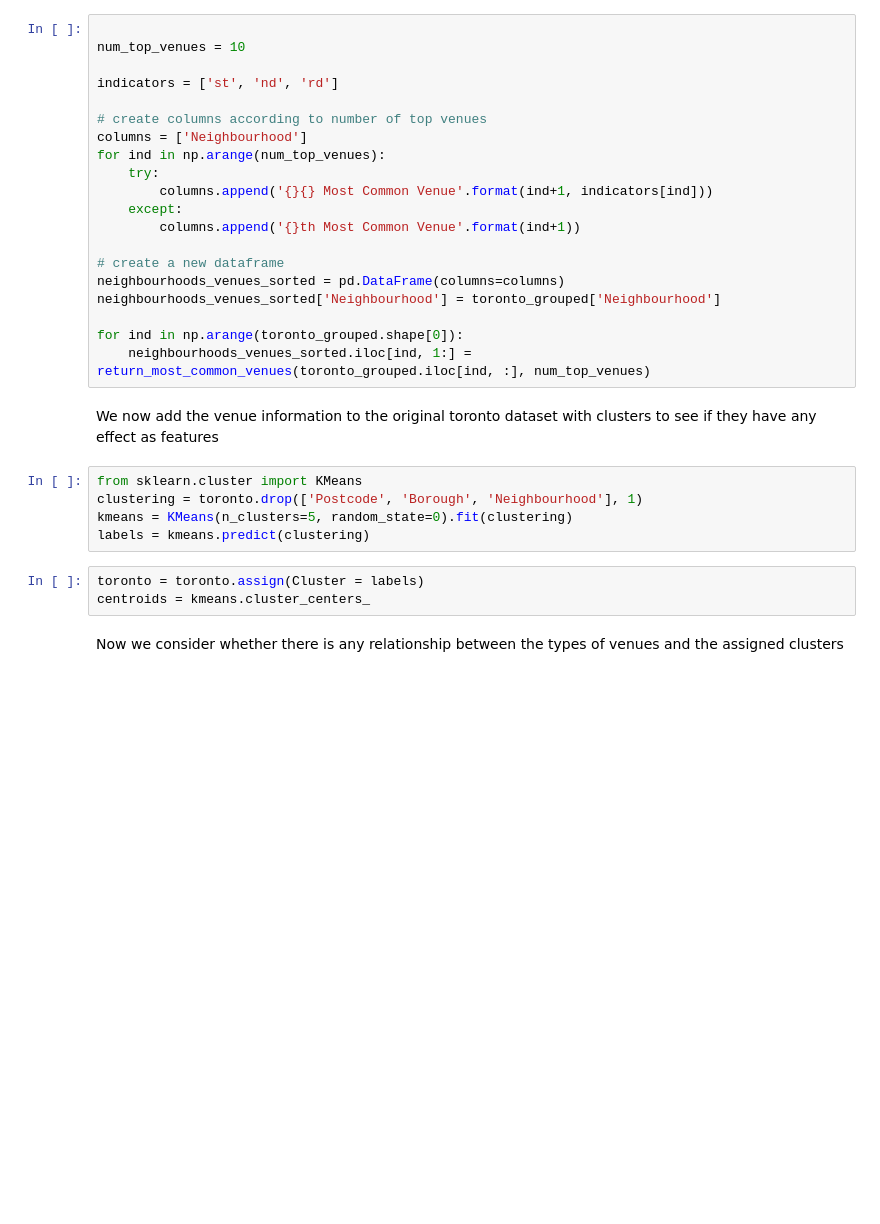
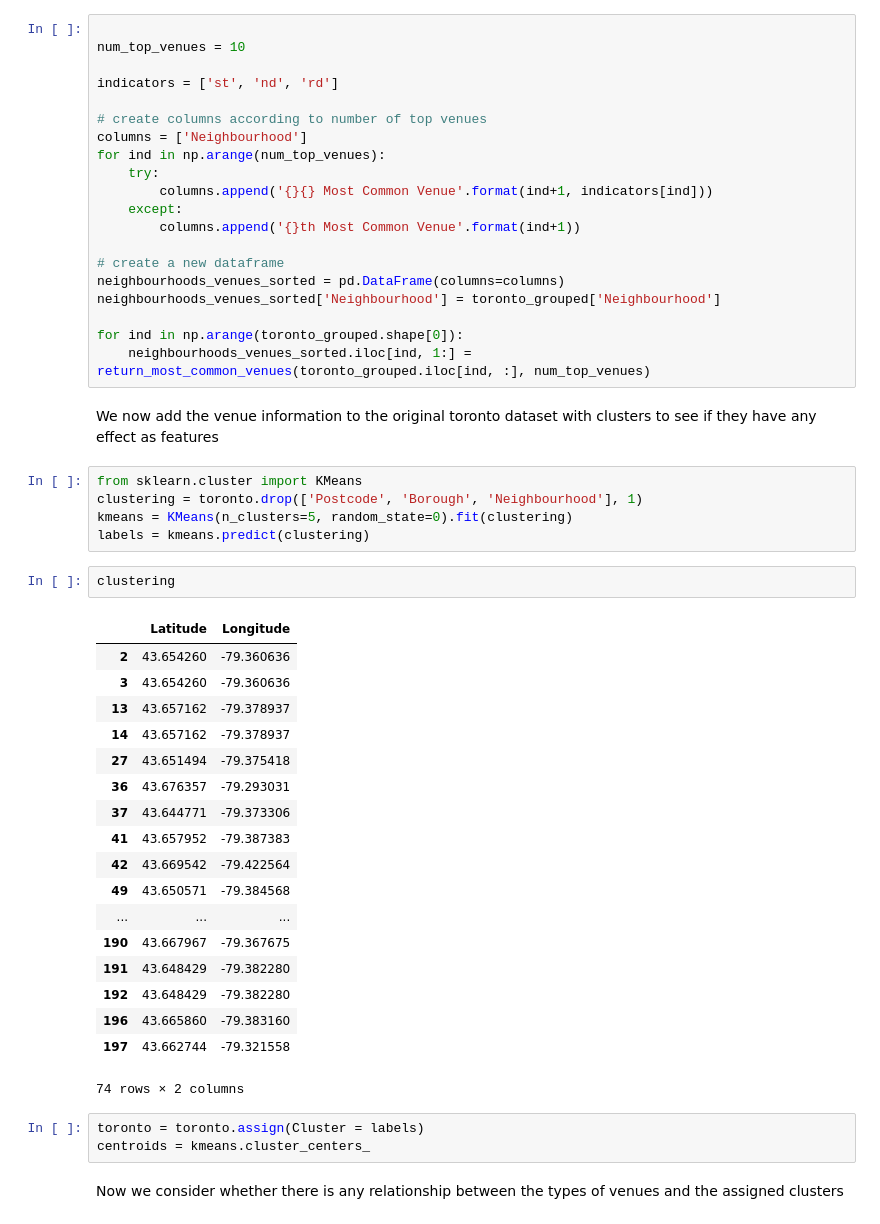
Before and after one commit to olidelaf/Coursera_Capstone, a Jupyter notebook: Part 3.ipynb, the cells around one changed output. Saved outputs shown, nothing was run; the diff lists cells and outputs as text; blank space fills up the shorter version.

```diff
--- a/Part 3.ipynb
+++ b/Part 3.ipynb
@@ -284,6 +284,27 @@ from sklearn.cluster import KMeans
 clustering = toronto.drop(['Postcode', 'Borough', 'Neighbourhood'], 1)
 kmeans = KMeans(n_clusters=5, random_state=0).fit(clustering)
 labels = kmeans.predict(clustering)
+# %%
+clustering
+# %% [output]
+|  | Latitude | Longitude |
+| 2 | 43.654260 | -79.360636 |
+| 3 | 43.654260 | -79.360636 |
+| 13 | 43.657162 | -79.378937 |
+| 14 | 43.657162 | -79.378937 |
+| 27 | 43.651494 | -79.375418 |
+| 36 | 43.676357 | -79.293031 |
+| 37 | 43.644771 | -79.373306 |
+| 41 | 43.657952 | -79.387383 |
+| 42 | 43.669542 | -79.422564 |
+| 49 | 43.650571 | -79.384568 |
+| ... | ... | ... |
+| 190 | 43.667967 | -79.367675 |
+| 191 | 43.648429 | -79.382280 |
+| 192 | 43.648429 | -79.382280 |
+| 196 | 43.665860 | -79.383160 |
+| 197 | 43.662744 | -79.321558 |
+74 rows × 2 columns
 # %%
 toronto = toronto.assign(Cluster = labels)
 centroids = kmeans.cluster_centers_
```
Also changed, not shown: parts of 6 cells of this notebook, 5 other files.
